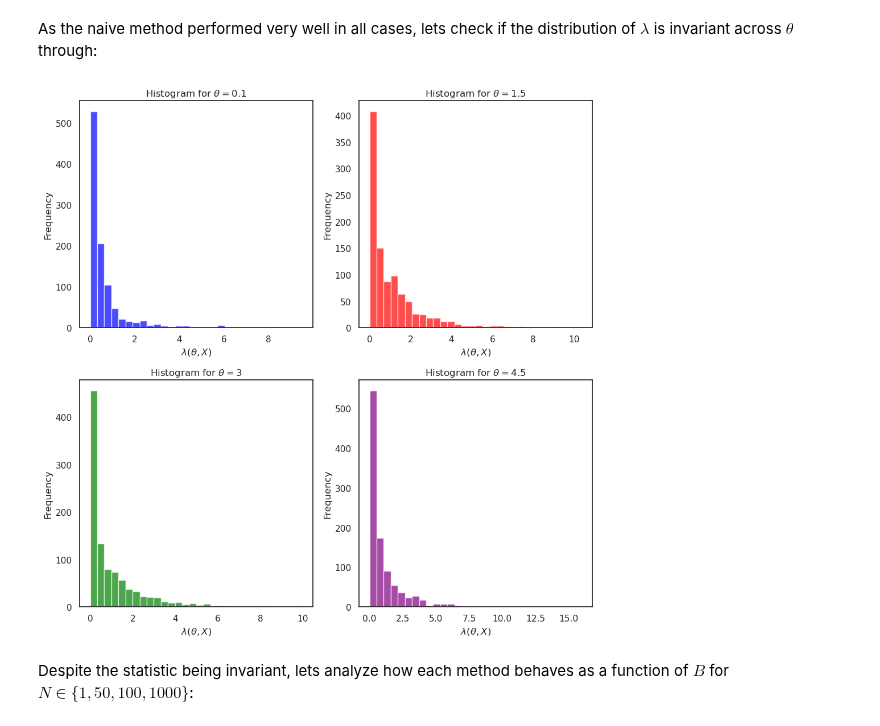
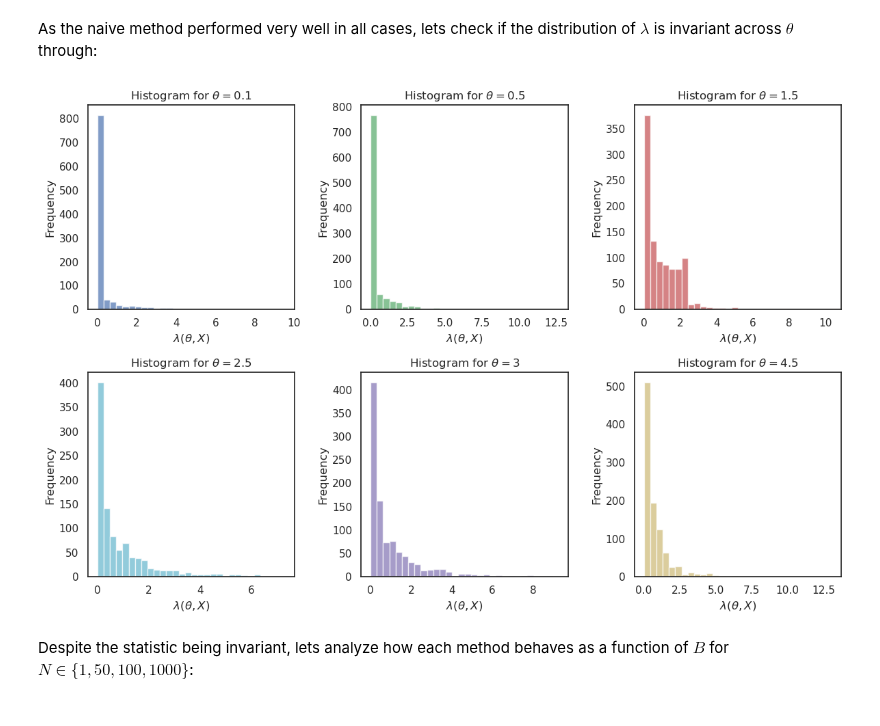
Before and after one commit to Monoxido45/CSI, a Jupyter notebook: experiments/gmm.ipynb, the cells around one changed output. Drawn from its saved outputs; the diff is of its cells as text; code cells hidden in the pictures.

Commit message:
adapting statistics distribution

```diff
--- a/experiments/gmm.ipynb
+++ b/experiments/gmm.ipynb
@@ -649,54 +649,73 @@ As the naive method performed very well in all cases, lets check if the distribu
 # | echo: false
 # simulating and comparing four samples
 rng = np.random.default_rng(145)
-lambdas_1, lambdas_2, lambdas_3, lambdas_4 = (
+lambdas_1, lambdas_2, lambdas_3, lambdas_4, lambdas_5, lambdas_6 = (
+    np.zeros(1000),
+    np.zeros(1000),
     np.zeros(1000),
     np.zeros(1000),
     np.zeros(1000),
     np.zeros(1000),
 )
 
 for i in range(0, 1000):
-    X = sim_gmm(B=1000, theta=0.1, rng=rng)
+    X = sim_gmm(B=1, theta=0.1, rng=rng)
     lambdas_1[i] = compute_lrt_statistic(0.1, X)
 
-    X = sim_gmm(B=1000, theta=1.5, rng=rng)
-    lambdas_2[i] = compute_lrt_statistic(1.5, X)
+    X = sim_gmm(B=1, theta=0.5, rng=rng)
+    lambdas_2[i] = compute_lrt_statistic(0.5, X)
 
-    X = sim_gmm(B=1000, theta=3, rng=rng)
-    lambdas_3[i] = compute_lrt_statistic(3, X)
+    X = sim_gmm(B=1, theta=1.5, rng=rng)
+    lambdas_3[i] = compute_lrt_statistic(1.5, X)
 
-    X = sim_gmm(B=1000, theta=4.5, rng=rng)
-    lambdas_4[i] = compute_lrt_statistic(4.5, X)
+    X = sim_gmm(B=1, theta=2.5, rng=rng)
+    lambdas_4[i] = compute_lrt_statistic(2.5, X)
+
+    X = sim_gmm(B=1, theta=3, rng=rng)
+    lambdas_5[i] = compute_lrt_statistic(3, X)
+
+    X = sim_gmm(B=1, theta=4.5, rng=rng)
+    lambdas_6[i] = compute_lrt_statistic(4.5, X)
 
 sns.set(style="white", font_scale=1)
 # plotting histograms
-fig, axs = plt.subplots(2, 2, figsize=(10, 10))
+fig, axs = plt.subplots(2, 3, figsize=(12, 8))
 
-axs[0, 0].hist(lambdas_1, bins=30, color="blue", alpha=0.7)
+axs[0, 0].hist(lambdas_1, bins=30, color="b", alpha=0.7)
 axs[0, 0].set_title(r"Histogram for $\theta = 0.1$")
 axs[0, 0].set_xlabel(r"$\lambda(\theta, X)$")
 axs[0, 0].set_ylabel("Frequency")
 
-axs[0, 1].hist(lambdas_2, bins=30, color="red", alpha=0.7)
-axs[0, 1].set_title(r"Histogram for $\theta = 1.5$")
+axs[0, 1].hist(lambdas_2, bins=30, color="g", alpha=0.7)
+axs[0, 1].set_title(r"Histogram for $\theta = 0.5$")
 axs[0, 1].set_xlabel(r"$\lambda(\theta, X)$")
 axs[0, 1].set_ylabel("Frequency")
 
-axs[1, 0].hist(lambdas_3, bins=30, color="green", alpha=0.7)
-axs[1, 0].set_title(r"Histogram for $\theta = 3$")
+axs[0, 2].hist(lambdas_3, bins=30, color="r", alpha=0.7)
+axs[0, 2].set_title(r"Histogram for $\theta = 1.5$")
+axs[0, 2].set_xlabel(r"$\lambda(\theta, X)$")
+axs[0, 2].set_ylabel("Frequency")
+
+
+axs[1, 0].hist(lambdas_4, bins=30, color="c", alpha=0.7)
+axs[1, 0].set_title(r"Histogram for $\theta = 2.5$")
 axs[1, 0].set_xlabel(r"$\lambda(\theta, X)$")
 axs[1, 0].set_ylabel("Frequency")
 
-axs[1, 1].hist(lambdas_4, bins=30, color="purple", alpha=0.7)
-axs[1, 1].set_title(r"Histogram for $\theta = 4.5$")
+axs[1, 1].hist(lambdas_5, bins=30, color="m", alpha=0.7)
+axs[1, 1].set_title(r"Histogram for $\theta = 3$")
 axs[1, 1].set_xlabel(r"$\lambda(\theta, X)$")
 axs[1, 1].set_ylabel("Frequency")
 
+axs[1, 2].hist(lambdas_6, bins=30, color="y", alpha=0.7)
+axs[1, 2].set_title(r"Histogram for $\theta = 4.5$")
+axs[1, 2].set_xlabel(r"$\lambda(\theta, X)$")
+axs[1, 2].set_ylabel("Frequency")
+
 plt.tight_layout()
 plt.show()
 # %% [output]
-[figure, old version]
+[figure, new version]
 # %% [markdown]
 Despite the statistic being invariant, lets analyze how each method behaves as a function of $B$ for $N \in \{1, 50, 100, 1000\}$:
 # %%
```
Also changed, not shown: 1 other file.
